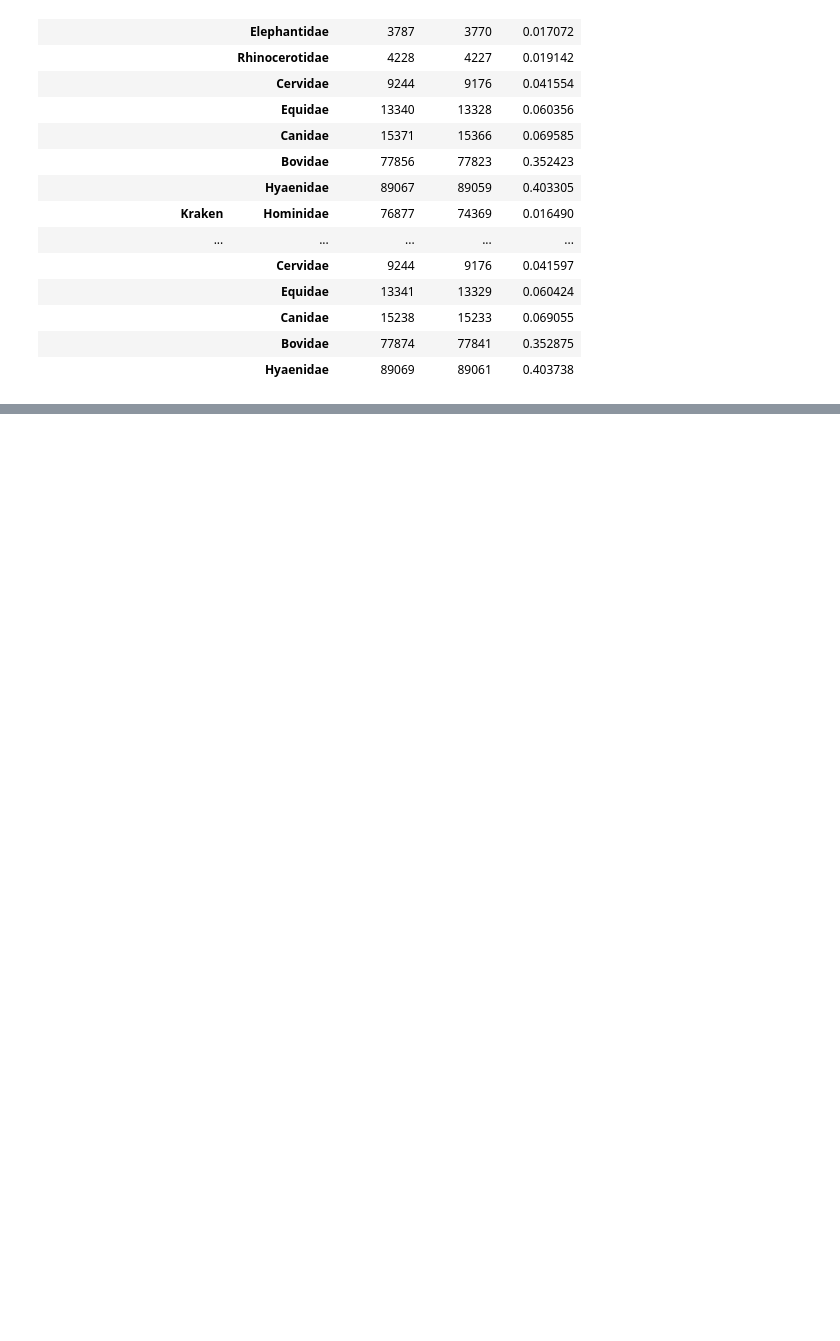
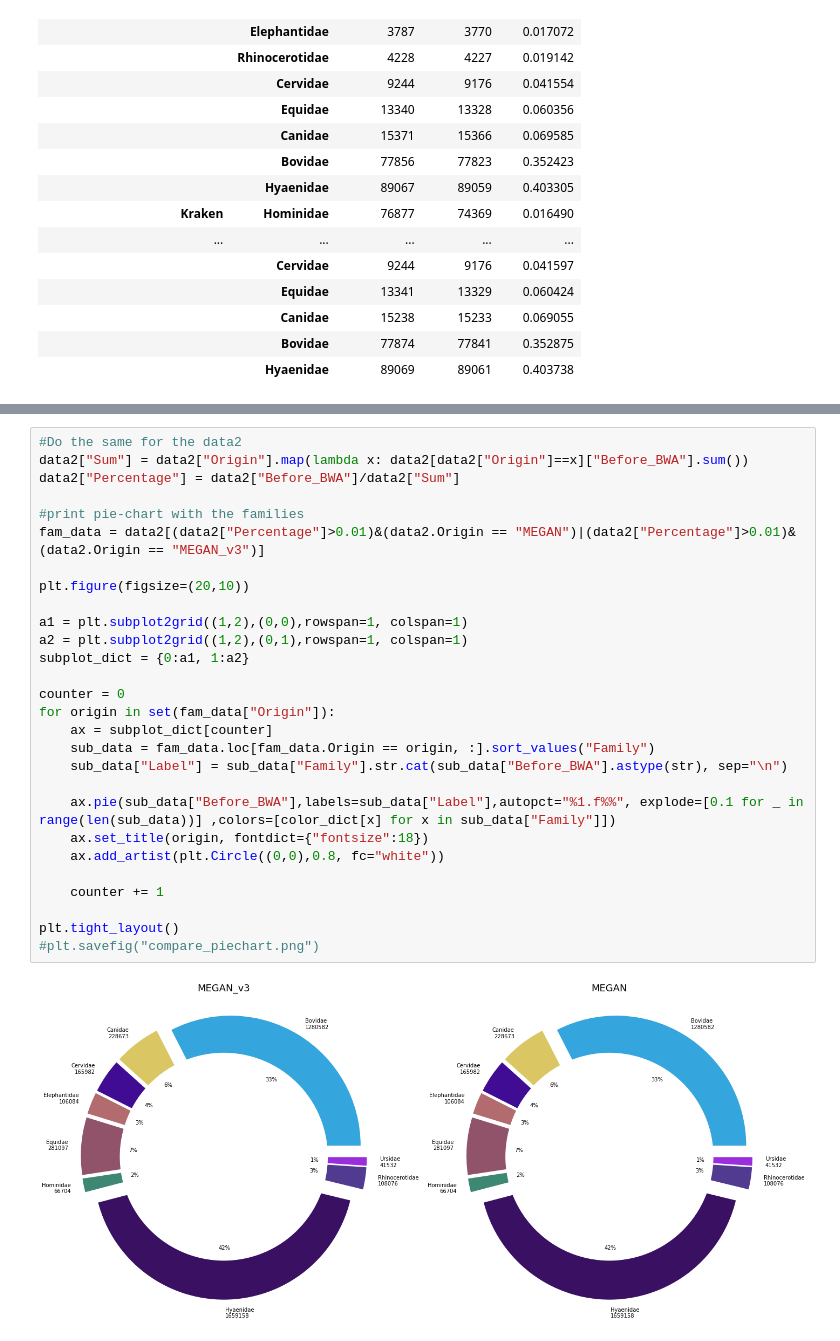
Before and after one commit to MerlinSzymanski/Data_summary, a Jupyter notebook: summary_note.ipynb, the cells around one changed output, grey strips where cells are left out. Drawn from its saved outputs; the diff is of its cells as text; blank space fills up the shorter version.

```diff
--- a/summary_note.ipynb
+++ b/summary_note.ipynb
@@ -144,0 +143,30 @@ Questions:
+# %%
+#Do the same for the data2
+data2["Sum"] = data2["Origin"].map(lambda x: data2[data2["Origin"]==x]["Before_BWA"].sum())
+data2["Percentage"] = data2["Before_BWA"]/data2["Sum"]
+
+#print pie-chart with the families
+fam_data = data2[(data2["Percentage"]>0.01)&(data2.Origin == "MEGAN")|(data2["Percentage"]>0.01)&(data2.Origin == "MEGAN_v3")]
+
+plt.figure(figsize=(20,10))
+
+a1 = plt.subplot2grid((1,2),(0,0),rowspan=1, colspan=1)
+a2 = plt.subplot2grid((1,2),(0,1),rowspan=1, colspan=1)
+subplot_dict = {0:a1, 1:a2}
+
+counter = 0
+for origin in set(fam_data["Origin"]):
+    ax = subplot_dict[counter]
+    sub_data = fam_data.loc[fam_data.Origin == origin, :].sort_values("Family")
+    sub_data["Label"] = sub_data["Family"].str.cat(sub_data["Before_BWA"].astype(str), sep="\n")
+
+    ax.pie(sub_data["Before_BWA"],labels=sub_data["Label"],autopct="%1.f%%", explode=[0.1 for _ in range(len(sub_data))] ,colors=[color_dict[x] for x in sub_data["Family"]])
+    ax.set_title(origin, fontdict={"fontsize":18})
+    ax.add_artist(plt.Circle((0,0),0.8, fc="white"))
+
+    counter += 1
+
+plt.tight_layout()
+#plt.savefig("compare_piechart.png")
+# %% [output]
+[figure, added]
```
Also changed, not shown: parts of 7 cells of this notebook, 2 other files.
